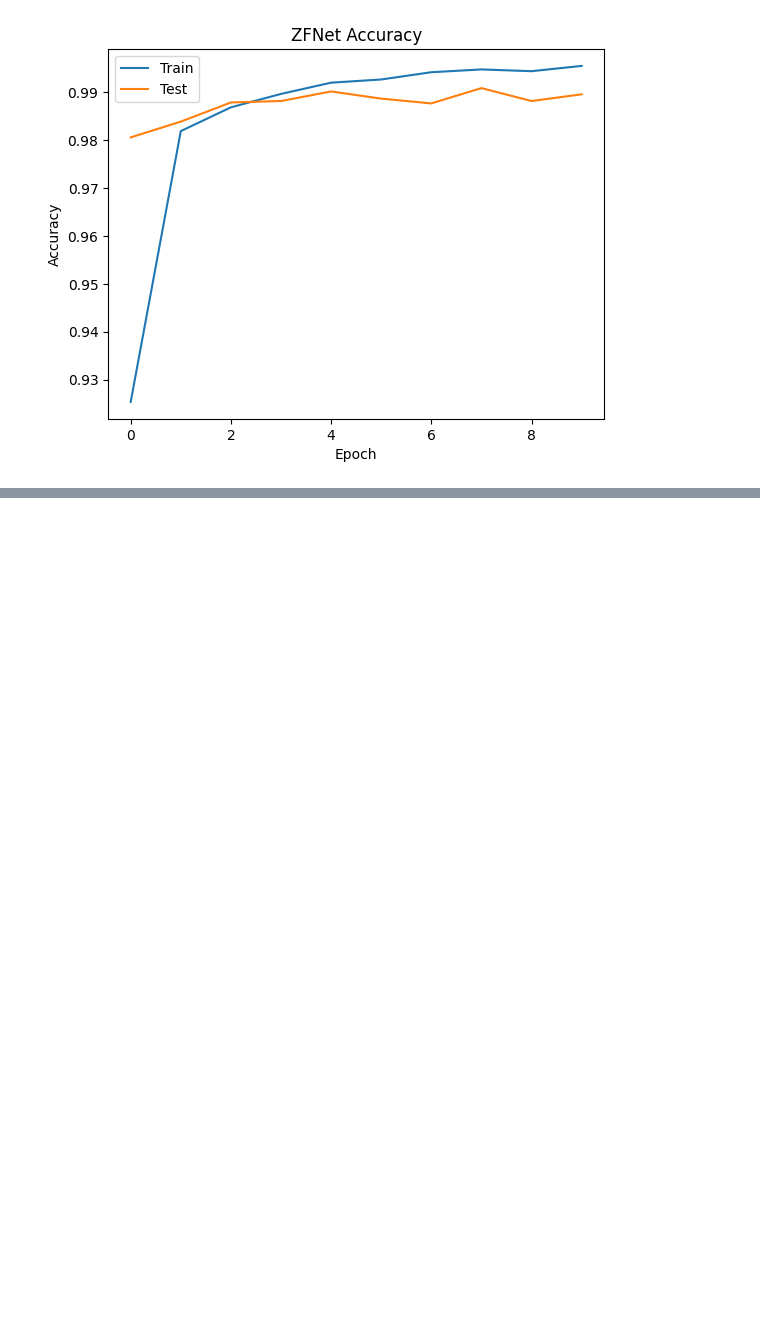
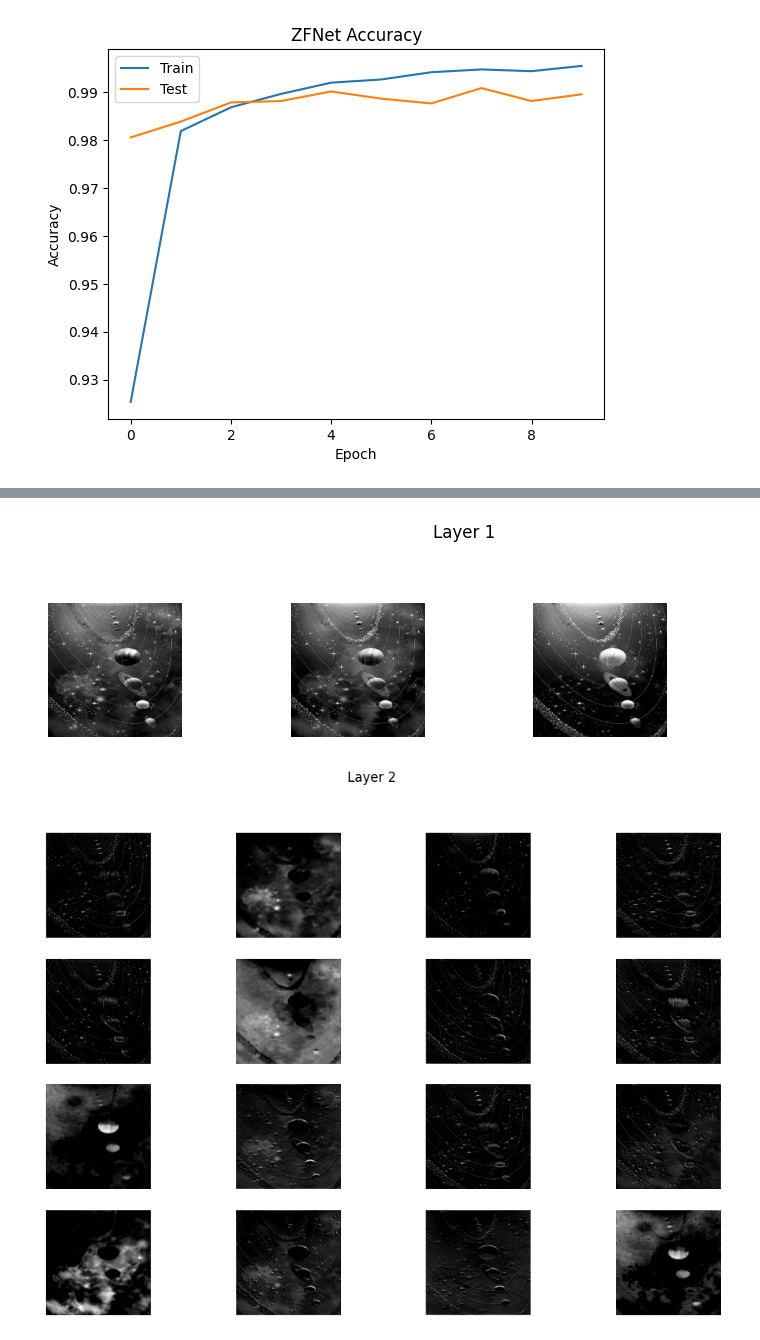
Before and after one commit to shashidhar078/DeepLearning, a Jupyter notebook: MyDeepLearning.ipynb, the cells around one changed output, grey strips where cells are left out. Drawn from its saved outputs; the diff is of its cells as text; code cells hidden in the pictures; blank space fills up the shorter version.

```diff
--- a/MyDeepLearning.ipynb
+++ b/MyDeepLearning.ipynb
@@ -2421,0 +2457,12 @@ ZFNet Accuracy: 0.9896000027656555
+# %%
+img_path = "/content/sample_data/sample.jpg"
+
+img = image.load_img(img_path, target_size=(224, 224))
+img_array = image.img_to_array(img)
+img_array = np.expand_dims(img_array, axis=0)
+img_array = tf.keras.applications.vgg16.preprocess_input(img_array)
+# %%
+layer_outputs = [layer.output for layer in model.layers[:8]]  # first few layers
+feature_model = tf.keras.models.Model(inputs=model.input, outputs=layer_outputs)
+# %%
+feature_maps = feature_model.predict(img_array)
@@ -2421,0 +2471,19 @@ ZFNet Accuracy: 0.9896000027656555
+# %%
+def plot_feature_maps(feature_maps, layer_name):
+    fmap = feature_maps
+    num_filters = fmap.shape[-1]
+
+    plt.figure(figsize=(12, 8))
+    for i in range(min(num_filters, 16)):
+        plt.subplot(4, 4, i+1)
+        plt.imshow(fmap[0, :, :, i], cmap='gray')
+        plt.axis('off')
+
+    plt.suptitle(layer_name)
+    plt.show()
+# %%
+for i, fmap in enumerate(feature_maps):
+    plot_feature_maps(fmap, f"Layer {i+1}")
+# %% [output]
+[figure, added]
+[figure, added]
```
Also changed, not shown: parts of 15 cells of this notebook.
